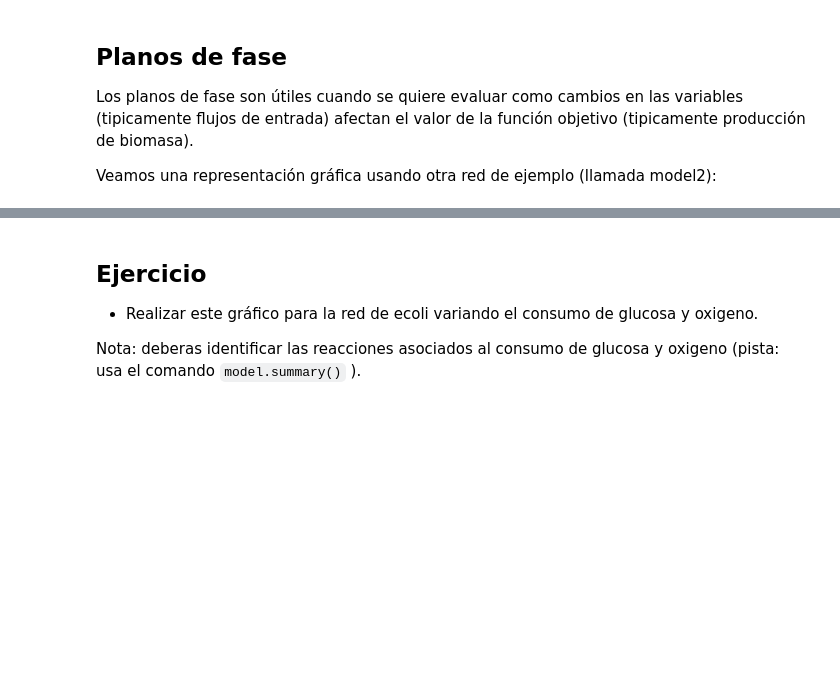
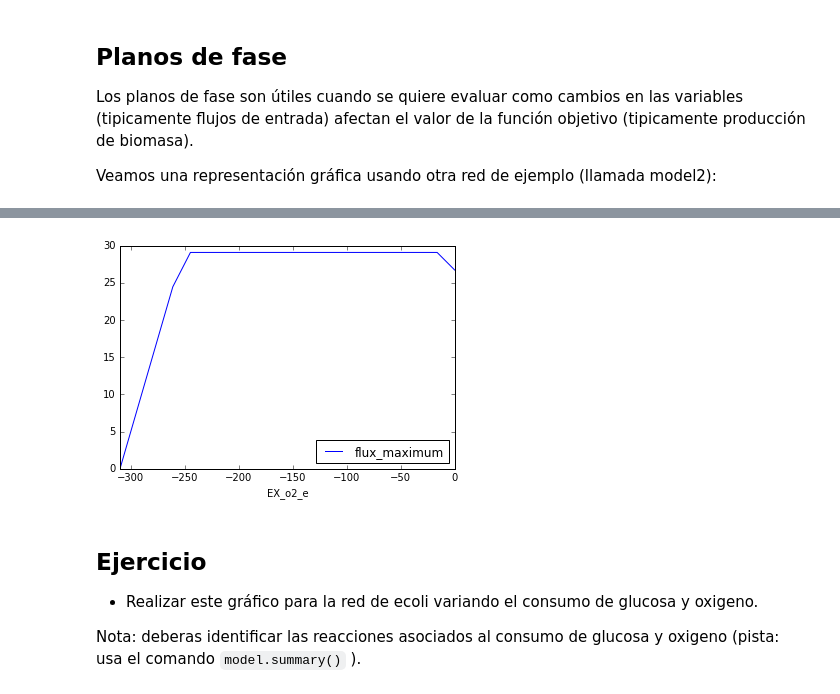
Before and after one commit to modcommet/Clases, a Jupyter notebook: clase5.ipynb, the cells around one changed output, grey strips where cells are left out. Cells and saved outputs as stored; diff of their text form; code cells hidden in the pictures; blank space fills up the shorter version.

```diff
--- a/clase5.ipynb
+++ b/clase5.ipynb
@@ -162,3 +285,13 @@ data.plot_matplotlib();
+# %%
+%matplotlib inline
+from cobra.flux_analysis import production_envelope
+
+prod_env = production_envelope( model, ["EX_o2_e"],
+            objective="EX_ac_e", carbon_sources="EX_glc_e")
+prod_env.head()
+prod_env.plot( kind='line', x='EX_o2_e', y='flux_maximum');
+# %% [output]
+[figure, added]
 # %% [markdown]
 Ejercicio
 ---------
```
Also changed, not shown: parts of 26 cells of this notebook.
